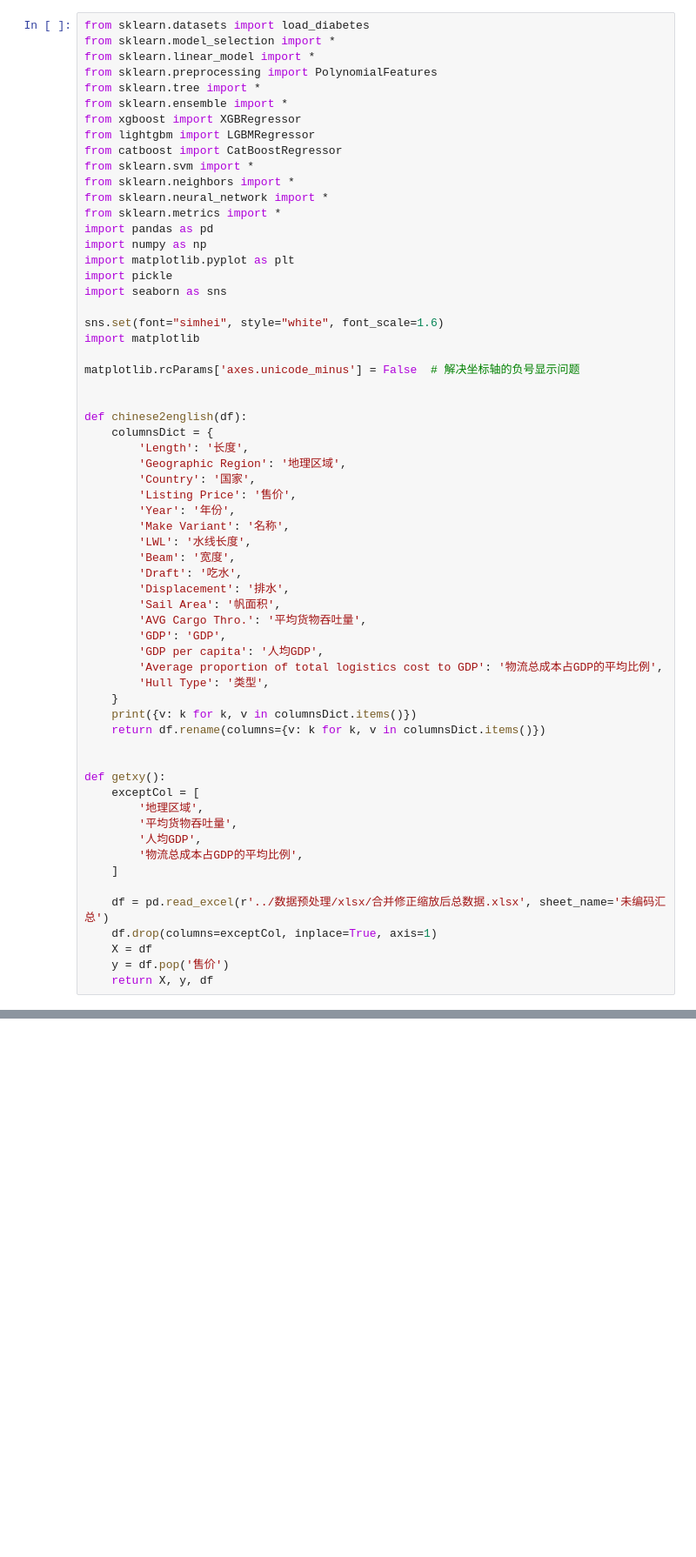
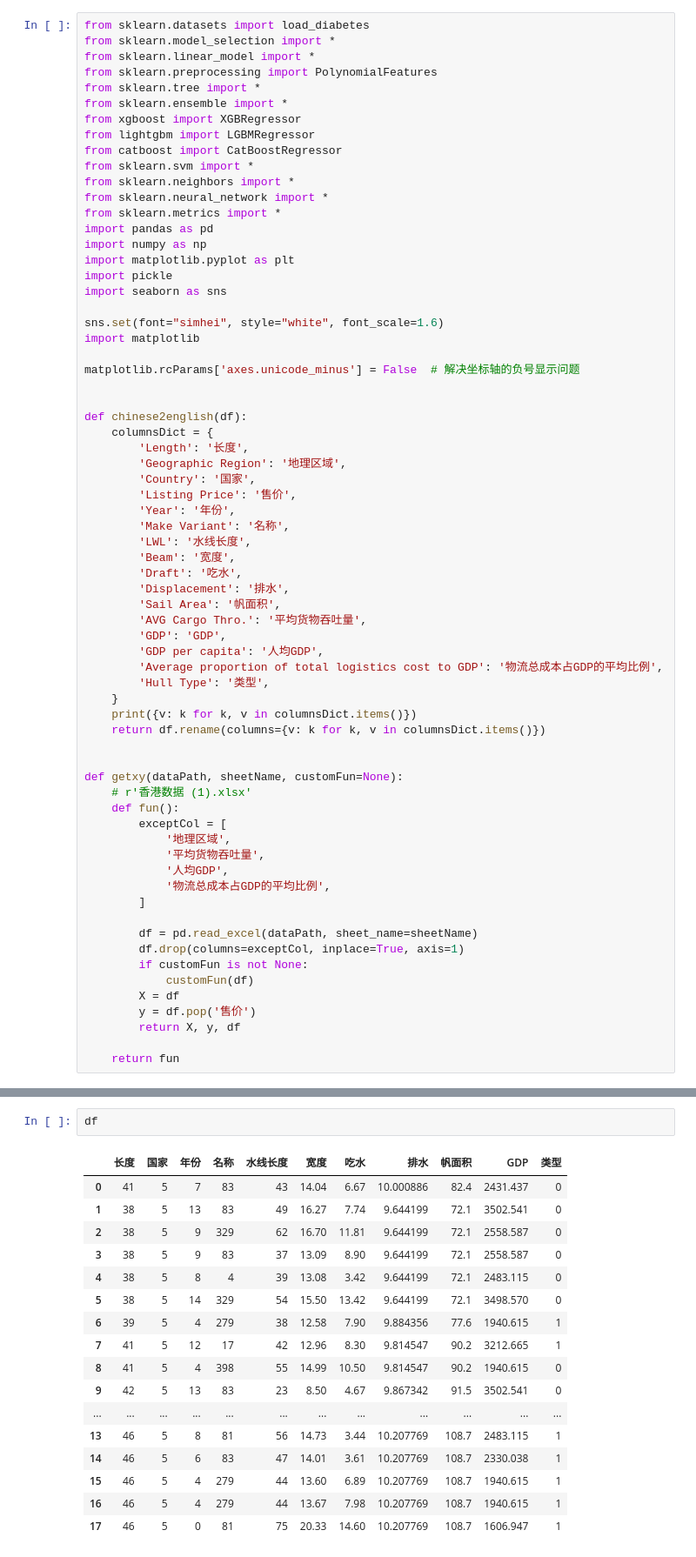
Before and after one commit to james-curtis/2023SpringMCM, a Jupyter notebook: T3/模拟香港地区.ipynb, the cells around one changed output, grey strips where cells are left out. Shown at 87% size. Saved outputs shown, nothing was run; the diff lists cells and outputs as text; blank space fills up the shorter version.

```diff
--- a/T3/模拟香港地区.ipynb
+++ b/T3/模拟香港地区.ipynb
@@ -47,16 +47,22 @@ def chinese2english(df):
     return df.rename(columns={v: k for k, v in columnsDict.items()})
 
 
-def getxy():
-    exceptCol = [
-        '地理区域',
-        '平均货物吞吐量',
-        '人均GDP',
-        '物流总成本占GDP的平均比例',
-    ]
+def getxy(dataPath, sheetName, customFun=None):
+    # r'香港数据 (1).xlsx'
+    def fun():
+        exceptCol = [
+            '地理区域',
+            '平均货物吞吐量',
+            '人均GDP',
+            '物流总成本占GDP的平均比例',
+        ]
 
-    df = pd.read_excel(r'../数据预处理/xlsx/合并修正缩放后总数据.xlsx', sheet_name='未编码汇总')
-    df.drop(columns=exceptCol, inplace=True, axis=1)
-    X = df
-    y = df.pop('售价')
-    return X, y, df
+        df = pd.read_excel(dataPath, sheet_name=sheetName)
+        df.drop(columns=exceptCol, inplace=True, axis=1)
+        if customFun is not None:
+            customFun(df)
+        X = df
+        y = df.pop('售价')
+        return X, y, df
+
+    return fun
@@ -140,0 +138,20 @@ sns.lineplot(gdpDf.iloc[:, 40:])
+# %%
+df
+# %% [output]
+|  | 长度 | 国家 | 年份 | 名称 | 水线长度 | 宽度 | 吃水 | 排水 | 帆面积 | GDP | 类型 |
+| 0 | 41 | 5 | 7 | 83 | 43 | 14.04 | 6.67 | 10.000886 | 82.4 | 2431.437 | 0 |
+| 1 | 38 | 5 | 13 | 83 | 49 | 16.27 | 7.74 | 9.644199 | 72.1 | 3502.541 | 0 |
+| 2 | 38 | 5 | 9 | 329 | 62 | 16.70 | 11.81 | 9.644199 | 72.1 | 2558.587 | 0 |
+| 3 | 38 | 5 | 9 | 83 | 37 | 13.09 | 8.90 | 9.644199 | 72.1 | 2558.587 | 0 |
+| 4 | 38 | 5 | 8 | 4 | 39 | 13.08 | 3.42 | 9.644199 | 72.1 | 2483.115 | 0 |
+| 5 | 38 | 5 | 14 | 329 | 54 | 15.50 | 13.42 | 9.644199 | 72.1 | 3498.570 | 0 |
+| 6 | 39 | 5 | 4 | 279 | 38 | 12.58 | 7.90 | 9.884356 | 77.6 | 1940.615 | 1 |
+| 7 | 41 | 5 | 12 | 17 | 42 | 12.96 | 8.30 | 9.814547 | 90.2 | 3212.665 | 1 |
+| 8 | 41 | 5 | 4 | 398 | 55 | 14.99 | 10.50 | 9.814547 | 90.2 | 1940.615 | 0 |
+| 9 | 42 | 5 | 13 | 83 | 23 | 8.50 | 4.67 | 9.867342 | 91.5 | 3502.541 | 0 |
+| ... | ... | ... | ... | ... | ... | ... | ... | ... | ... | ... | ... |
+| 13 | 46 | 5 | 8 | 81 | 56 | 14.73 | 3.44 | 10.207769 | 108.7 | 2483.115 | 1 |
+| 14 | 46 | 5 | 6 | 83 | 47 | 14.01 | 3.61 | 10.207769 | 108.7 | 2330.038 | 1 |
+| 15 | 46 | 5 | 4 | 279 | 44 | 13.60 | 6.89 | 10.207769 | 108.7 | 1940.615 | 1 |
+| 16 | 46 | 5 | 4 | 279 | 44 | 13.67 | 7.98 | 10.207769 | 108.7 | 1940.615 | 1 |
+| 17 | 46 | 5 | 0 | 81 | 75 | 20.33 | 14.60 | 10.207769 | 108.7 | 1606.947 | 1 |
```
Also changed, not shown: parts of 7 cells of this notebook, 11 other files.
